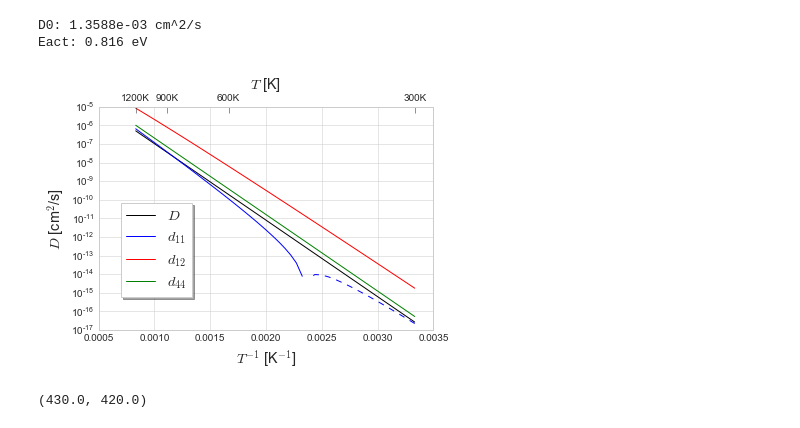
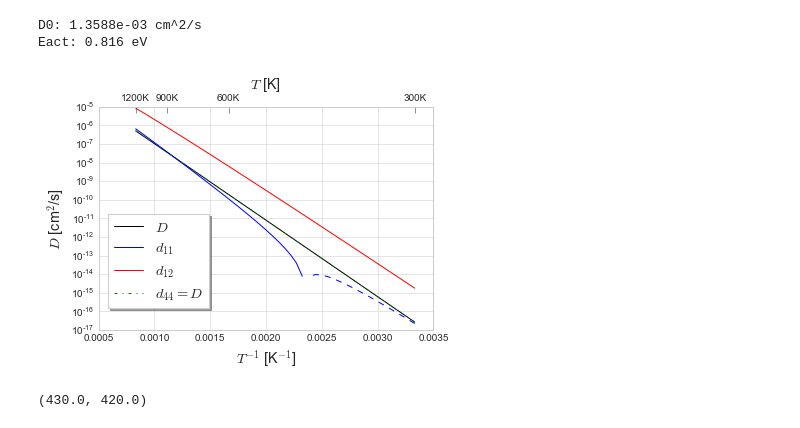
Before and after one commit to DallasTrinkle/Onsager, a Jupyter notebook: examples/Fe-C.ipynb, the cells around one changed output. Saved outputs shown, nothing was run; the diff lists cells and outputs as text; code cells hidden in the pictures.

```diff
--- a/examples/Fe-C.ipynb
+++ b/examples/Fe-C.ipynb
@@ -159,31 +159,31 @@ Eact: 0.816 eV
 # %%
 D, dD = np.array(Dlist), np.array(dDlist)
 d11_T = np.vstack((Trange, dD[:,0])).T
 d11pos = np.array([(T,d) for T,d in d11_T if d>=0])
 d11neg = np.array([(T,d) for T,d in d11_T if d<0])
 fig, ax1 = plt.subplots()
 ax1.plot(1./Trange, D, 'k', label='$D$')
 # ax1.plot(1./Trange, dD[:,0], 'b', label='$d_{11}$')
 ax1.plot(1./d11pos[:,0], d11pos[:,1], 'b', label='$d_{11}$')
 ax1.plot(1./d11neg[:,0], -d11neg[:,1], 'b--')
 ax1.plot(1./Trange, dD[:,1], 'r', label='$d_{12}$')
-ax1.plot(1./Trange, 2*dD[:,2], 'g', label='$d_{44}$')
+ax1.plot(1./Trange, dD[:,2], 'g-.', label='$d_{44} = D$')
 ax1.set_yscale('log')
 ax1.set_ylabel('$D$ [cm$^2$/s]', fontsize='x-large')
 ax1.set_xlabel('$T^{-1}$ [K$^{-1}$]', fontsize='x-large')
-ax1.legend(bbox_to_anchor=(0.1,0.2,0.2,0.4), ncol=1,
+ax1.legend(bbox_to_anchor=(0.15,0.15,0.2,0.4), ncol=1,
            shadow=True, frameon=True, fontsize='x-large')
 ax2 = ax1.twiny()
 ax2.set_xlim(ax1.get_xlim())
 ax2.set_xticks([1./t for t in Tlabels])
 ax2.set_xticklabels(["{:.0f}K".format(t) for t in Tlabels])
 ax2.set_xlabel('$T$ [K]', fontsize='x-large')
 ax2.grid(False)
 ax2.tick_params(axis='x', top='on', direction='in', length=6)
 plt.show()
 # plt.savefig('Fe-C-diffusivity.pdf', transparent=True, format='pdf')
 # %% [output]
-[figure, old version]
+[figure, new version]
 # %%
 d11pos[0,0], d11neg[-1,0]
 # %% [output]
```
Also changed, not shown: parts of 4 cells of this notebook.
